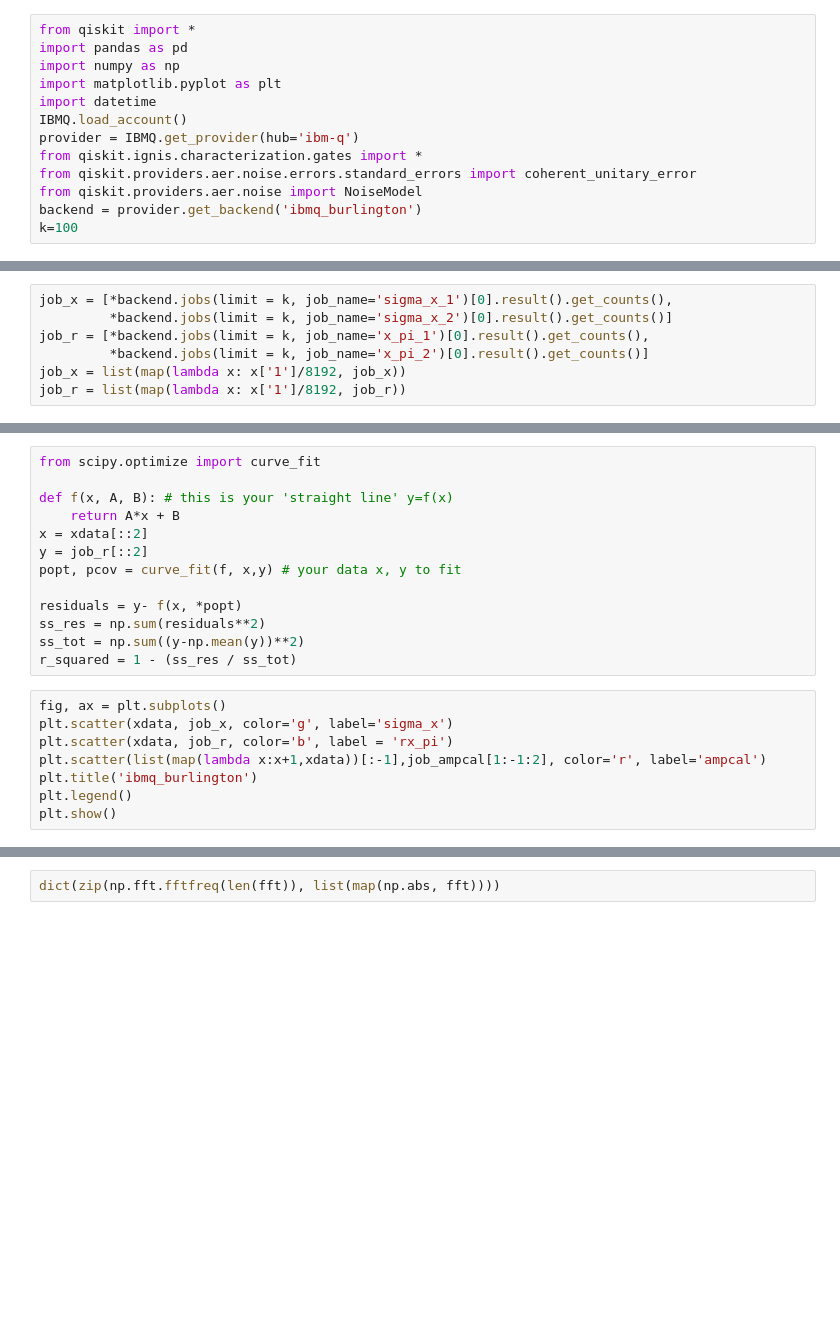
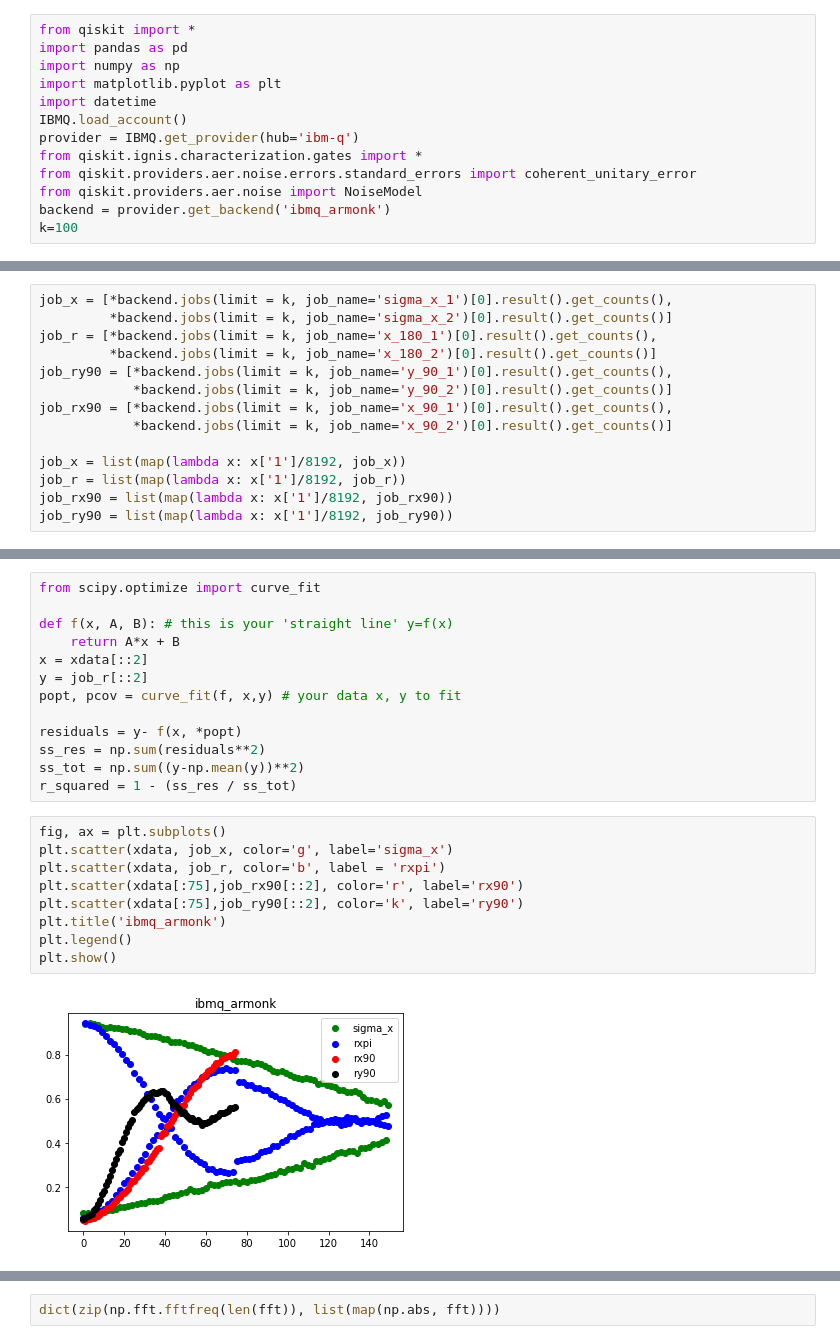
Before and after one commit to a-kapila/quantum-error, a Jupyter notebook: data_and_scripts/general_u3_error.ipynb, the cells around one changed output, grey strips where cells are left out. Drawn from its saved outputs; the diff is of its cells as text; blank space fills up the shorter version.

```diff
--- a/data_and_scripts/general_u3_error.ipynb
+++ b/data_and_scripts/general_u3_error.ipynb
@@ -9,5 +9,5 @@ provider = IBMQ.get_provider(hub='ibm-q')
 from qiskit.ignis.characterization.gates import *
 from qiskit.providers.aer.noise.errors.standard_errors import coherent_unitary_error
 from qiskit.providers.aer.noise import NoiseModel
-backend = provider.get_backend('ibmq_burlington')
+backend = provider.get_backend('ibmq_armonk')
 k=100
@@ -47,7 +102,14 @@ job_r2 = qiskit.execute(circs_r[75:],backend=backend,shots=8192)
 # %%
 job_x = [*backend.jobs(limit = k, job_name='sigma_x_1')[0].result().get_counts(),
          *backend.jobs(limit = k, job_name='sigma_x_2')[0].result().get_counts()]
-job_r = [*backend.jobs(limit = k, job_name='x_pi_1')[0].result().get_counts(),
-         *backend.jobs(limit = k, job_name='x_pi_2')[0].result().get_counts()]
+job_r = [*backend.jobs(limit = k, job_name='x_180_1')[0].result().get_counts(),
+         *backend.jobs(limit = k, job_name='x_180_2')[0].result().get_counts()]
+job_ry90 = [*backend.jobs(limit = k, job_name='y_90_1')[0].result().get_counts(),
+            *backend.jobs(limit = k, job_name='y_90_2')[0].result().get_counts()]
+job_rx90 = [*backend.jobs(limit = k, job_name='x_90_1')[0].result().get_counts(),
+            *backend.jobs(limit = k, job_name='x_90_2')[0].result().get_counts()]
+
 job_x = list(map(lambda x: x['1']/8192, job_x))
 job_r = list(map(lambda x: x['1']/8192, job_r))
+job_rx90 = list(map(lambda x: x['1']/8192, job_rx90))
+job_ry90 = list(map(lambda x: x['1']/8192, job_ry90))
@@ -73,8 +151,11 @@ r_squared = 1 - (ss_res / ss_tot)
 # %%
 fig, ax = plt.subplots()
 plt.scatter(xdata, job_x, color='g', label='sigma_x')
-plt.scatter(xdata, job_r, color='b', label = 'rx_pi')
-plt.scatter(list(map(lambda x:x+1,xdata))[:-1],job_ampcal[1:-1:2], color='r', label='ampcal')
-plt.title('ibmq_burlington')
+plt.scatter(xdata, job_r, color='b', label = 'rxpi')
+plt.scatter(xdata[:75],job_rx90[::2], color='r', label='rx90')
+plt.scatter(xdata[:75],job_ry90[::2], color='k', label='ry90')
+plt.title('ibmq_armonk')
 plt.legend()
 plt.show()
+# %% [output]
+[figure, added]
```
Also changed, not shown: parts of 10 cells of this notebook, 47 other files.
